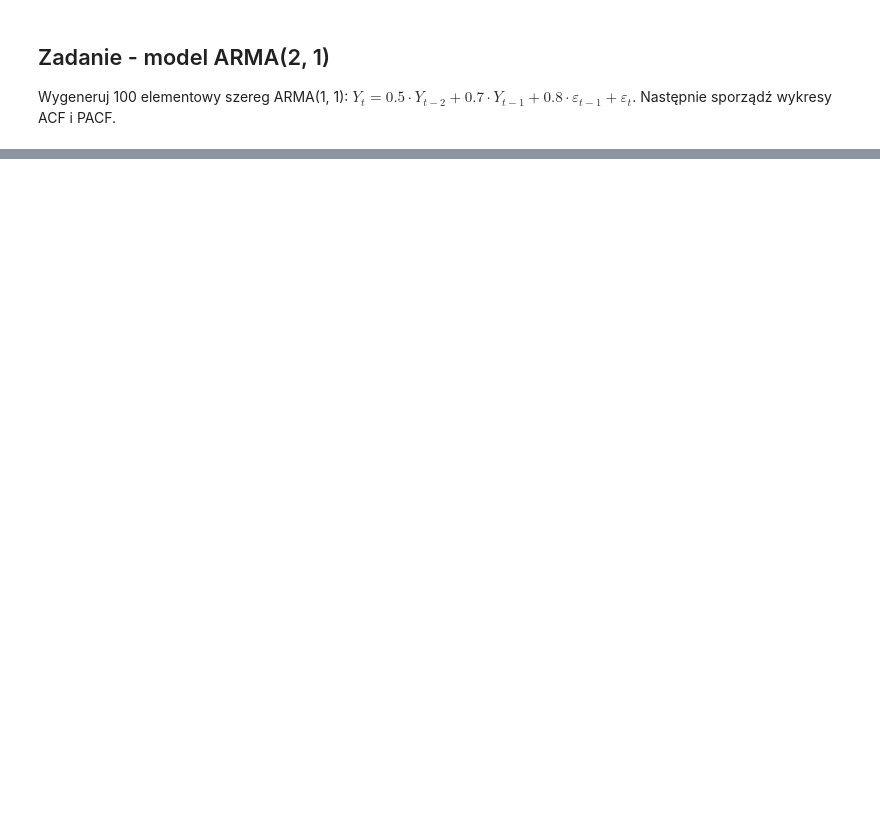
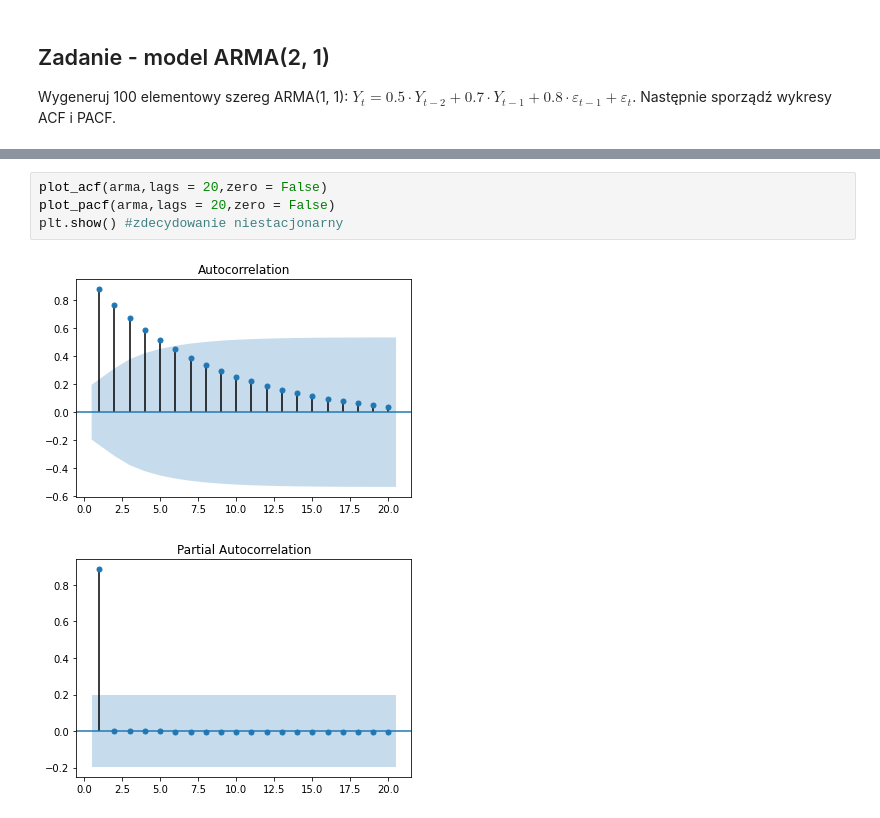
Before and after one commit to mdabrowski-phd/ds250223_regul, a Jupyter notebook: 04_szeregi_czasowe/05_MA_AR.ipynb, the cells around one changed output, grey strips where cells are left out. Cells and saved outputs as stored; diff of their text form; blank space fills up the shorter version.

```diff
--- a/04_szeregi_czasowe/05_MA_AR.ipynb
+++ b/04_szeregi_czasowe/05_MA_AR.ipynb
@@ -282,0 +261,7 @@ Wygeneruj 100 elementowy szereg ARMA(1, 1): $Y_t = 0.5\cdot Y_{t-2} + 0.7\cdot Y
+# %%
+plot_acf(arma,lags = 20,zero = False)
+plot_pacf(arma,lags = 20,zero = False)
+plt.show() #zdecydowanie niestacjonarny
+# %% [output]
+[figure, added]
+[figure, added]
```
Also changed, not shown: parts of 40 cells of this notebook.
